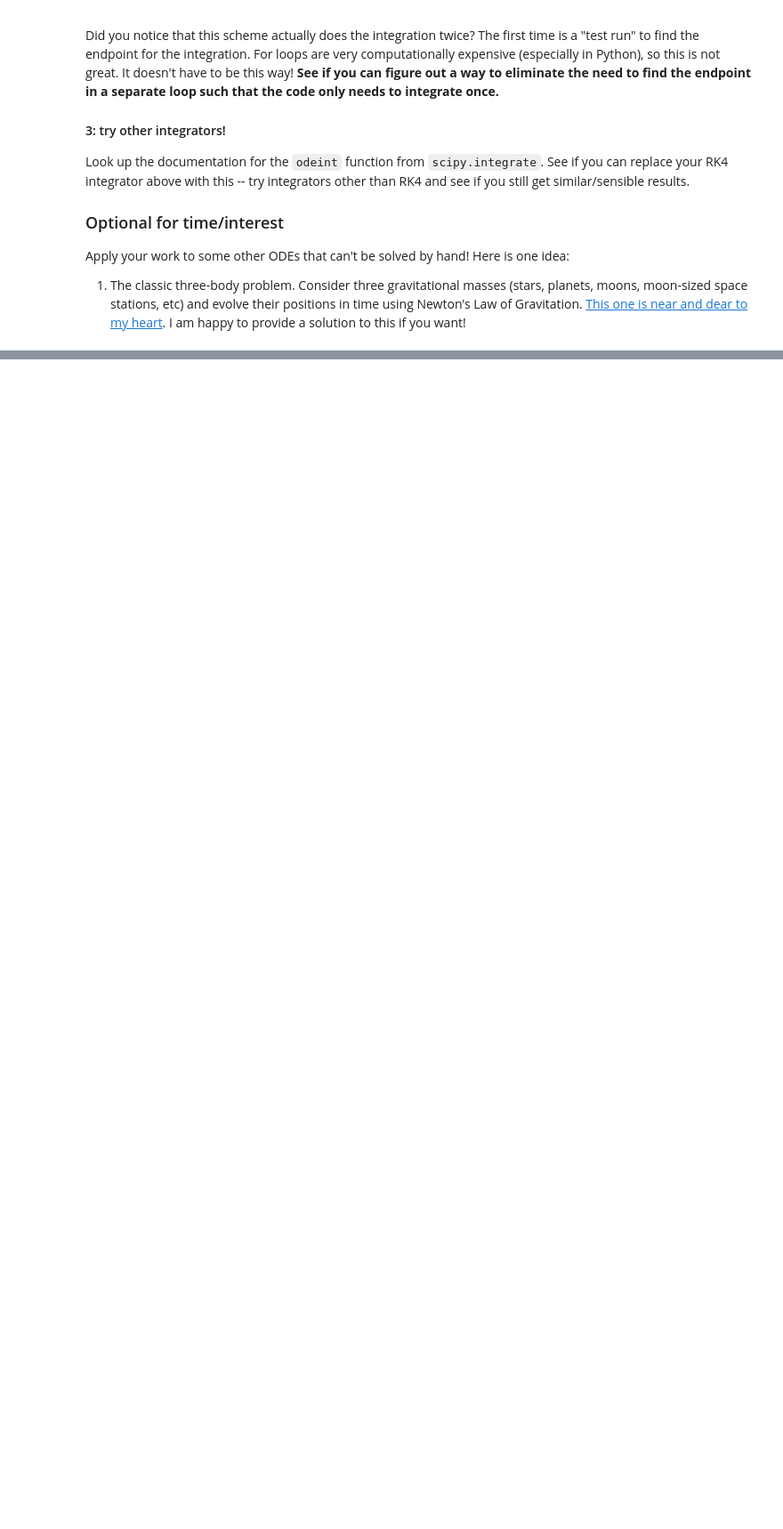
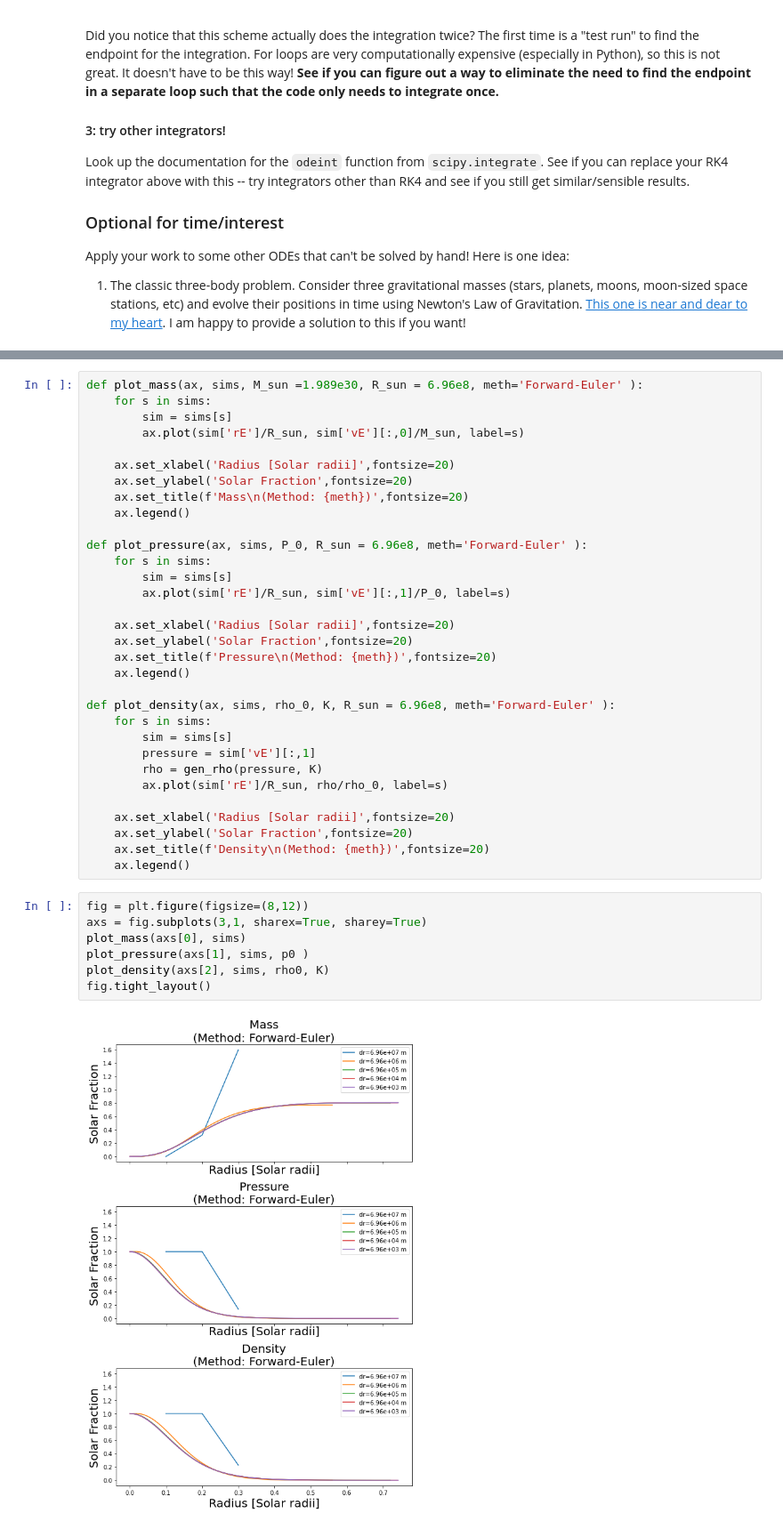
Before and after one commit to kevinmcmanus/ASTR3730_recitation, a Jupyter notebook: NumericalMethods/NumericalMethods.ipynb, the cells around one changed output, grey strips where cells are left out. Shown at 89% size. Cells and saved outputs as stored; diff of their text form; blank space fills up the shorter version.

```diff
--- a/NumericalMethods/NumericalMethods.ipynb
+++ b/NumericalMethods/NumericalMethods.ipynb
@@ -182,0 +235,41 @@ Apply your work to some other ODEs that can't be solved by hand! Here is one ide
+# %%
+def plot_mass(ax, sims, M_sun =1.989e30, R_sun = 6.96e8, meth='Forward-Euler' ):
+    for s in sims:
+        sim = sims[s]
+        ax.plot(sim['rE']/R_sun, sim['vE'][:,0]/M_sun, label=s)
+
+    ax.set_xlabel('Radius [Solar radii]',fontsize=20)
+    ax.set_ylabel('Solar Fraction',fontsize=20)
+    ax.set_title(f'Mass\n(Method: {meth})',fontsize=20)
+    ax.legend()
+
+def plot_pressure(ax, sims, P_0, R_sun = 6.96e8, meth='Forward-Euler' ):
+    for s in sims:
+        sim = sims[s]
+        ax.plot(sim['rE']/R_sun, sim['vE'][:,1]/P_0, label=s)
+
+    ax.set_xlabel('Radius [Solar radii]',fontsize=20)
+    ax.set_ylabel('Solar Fraction',fontsize=20)
+    ax.set_title(f'Pressure\n(Method: {meth})',fontsize=20)
+    ax.legend()
+
+def plot_density(ax, sims, rho_0, K, R_sun = 6.96e8, meth='Forward-Euler' ):
+    for s in sims:
+        sim = sims[s]
+        pressure = sim['vE'][:,1]
+        rho = gen_rho(pressure, K)
+        ax.plot(sim['rE']/R_sun, rho/rho_0, label=s)
+
+    ax.set_xlabel('Radius [Solar radii]',fontsize=20)
+    ax.set_ylabel('Solar Fraction',fontsize=20)
+    ax.set_title(f'Density\n(Method: {meth})',fontsize=20)
+    ax.legend()
+# %%
+fig = plt.figure(figsize=(8,12))
+axs = fig.subplots(3,1, sharex=True, sharey=True)
+plot_mass(axs[0], sims)
+plot_pressure(axs[1], sims, p0 )
+plot_density(axs[2], sims, rho0, K)
+fig.tight_layout()
+# %% [output]
+[figure, added]
```
Also changed, not shown: parts of 46 cells of this notebook, 1 other file.
